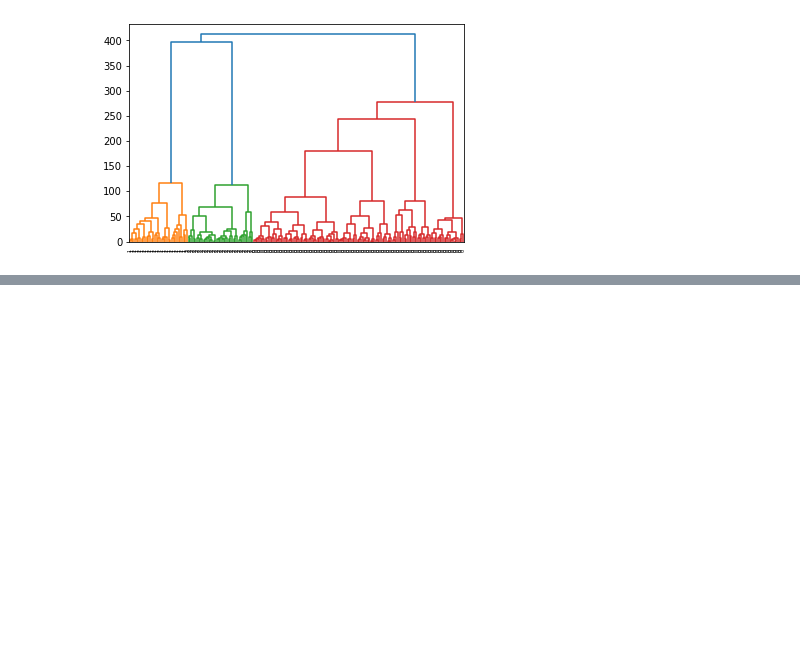
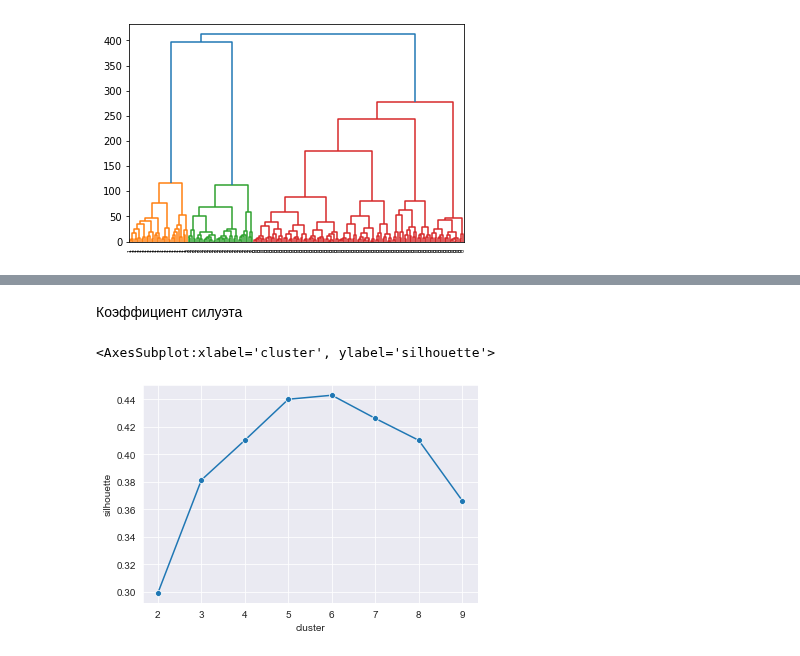
Before and after one commit to PoluboyarinovSI/SF_DataScience, a Jupyter notebook: Current_tasks/ML_3_practice.ipynb, the cells around one changed output, grey strips where cells are left out. Saved outputs shown, nothing was run; the diff lists cells and outputs as text; code cells hidden in the pictures; blank space fills up the shorter version.

```diff
--- a/Current_tasks/ML_3_practice.ipynb
+++ b/Current_tasks/ML_3_practice.ipynb
@@ -113,3 +113,5 @@ get_3d_visualization(df, 'aggl_res_6')
 # %% [output]
 ValueError: Mime type rendering requires nbformat>=4.2.0 but it is not installed
 [interactive output not drawn]
+# %% [markdown]
+Коэффициент силуэта
@@ -115,0 +121,19 @@ ValueError: Mime type rendering requires nbformat>=4.2.0 but it is not installed
+# %%
+def get_silhouette_agg_clust(X, cluster_num):
+    res = get_aggl_clustering(X, cluster_num)
+    silhouette = silhouette_score(X, res)
+    return silhouette
+
+silhouette_res = {'silhouette':[], 'cluster': []}
+
+for cluster_num in range(2, 10):
+    silhouette_res['silhouette'].append(get_silhouette_agg_clust(X, cluster_num))
+    silhouette_res['cluster'].append(cluster_num)
+
+silhouette_df = pd.DataFrame(silhouette_res)
+
+sns.set_style('darkgrid')
+sns.lineplot(data=silhouette_df, x='cluster', y='silhouette', marker='o')
+# %% [output]
+<AxesSubplot:xlabel='cluster', ylabel='silhouette'>
+[figure, added]
```
Also changed, not shown: parts of 1 cell of this notebook.
